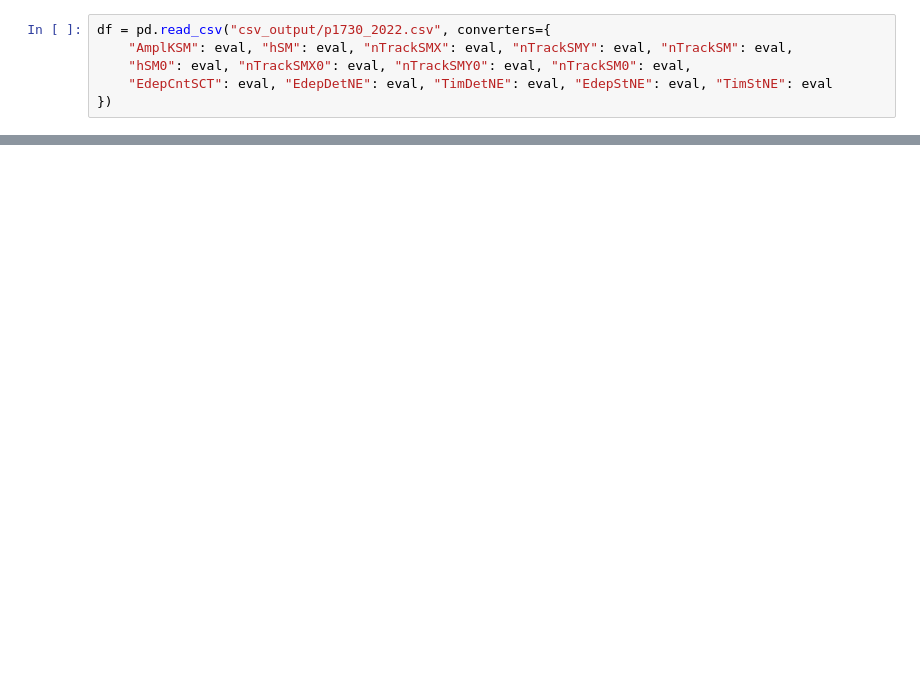
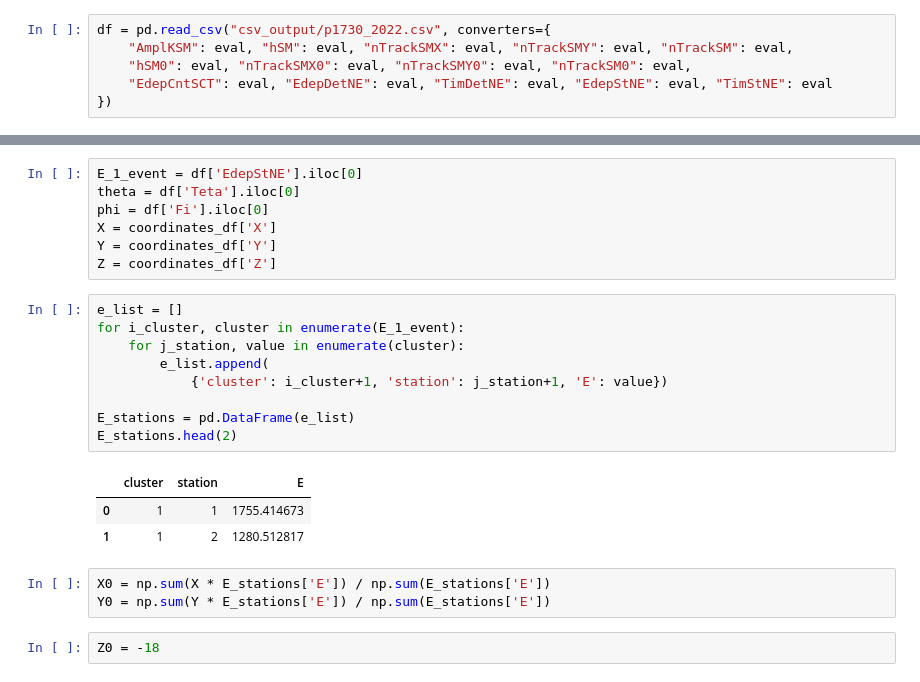
Before and after one commit to matalhim/sdf, a Jupyter notebook: corsika/main.ipynb, the cells around one changed output, grey strips where cells are left out. Saved outputs shown, nothing was run; the diff lists cells and outputs as text; blank space fills up the shorter version.

```diff
--- a/corsika/main.ipynb
+++ b/corsika/main.ipynb
@@ -18,0 +38,25 @@ df.head()
+# %%
+E_1_event = df['EdepStNE'].iloc[0]
+theta = df['Teta'].iloc[0]
+phi = df['Fi'].iloc[0]
+X = coordinates_df['X']
+Y = coordinates_df['Y']
+Z = coordinates_df['Z']
+# %%
+e_list = []
+for i_cluster, cluster in enumerate(E_1_event):
+    for j_station, value in enumerate(cluster):
+        e_list.append(
+            {'cluster': i_cluster+1, 'station': j_station+1, 'E': value})
+
+E_stations = pd.DataFrame(e_list)
+E_stations.head(2)
+# %% [output]
+|  | cluster | station | E |
+| 0 | 1 | 1 | 1755.414673 |
+| 1 | 1 | 2 | 1280.512817 |
+# %%
+X0 = np.sum(X * E_stations['E']) / np.sum(E_stations['E'])
+Y0 = np.sum(Y * E_stations['E']) / np.sum(E_stations['E'])
+# %%
+Z0 = -18
```
Also changed, not shown: parts of 12 cells of this notebook, 1 other file.
